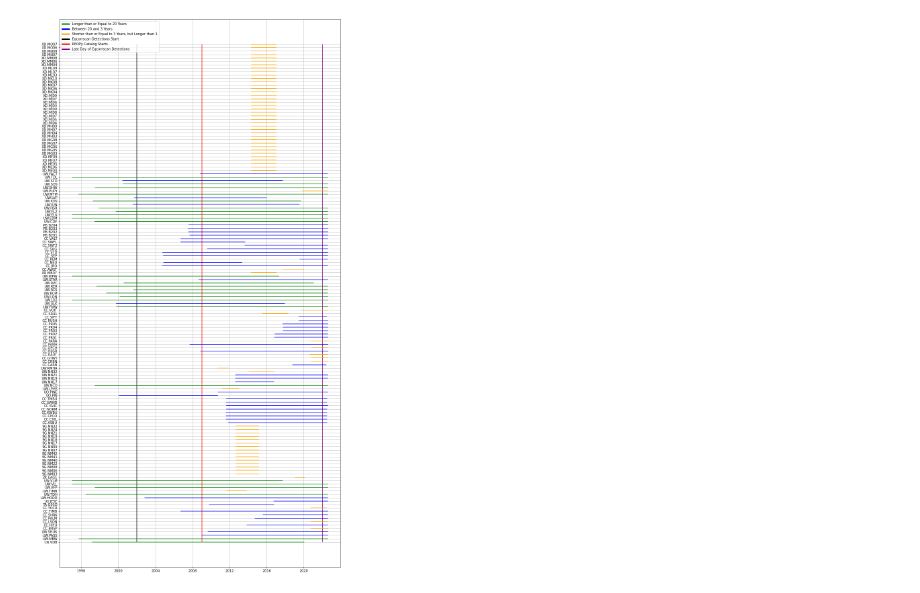
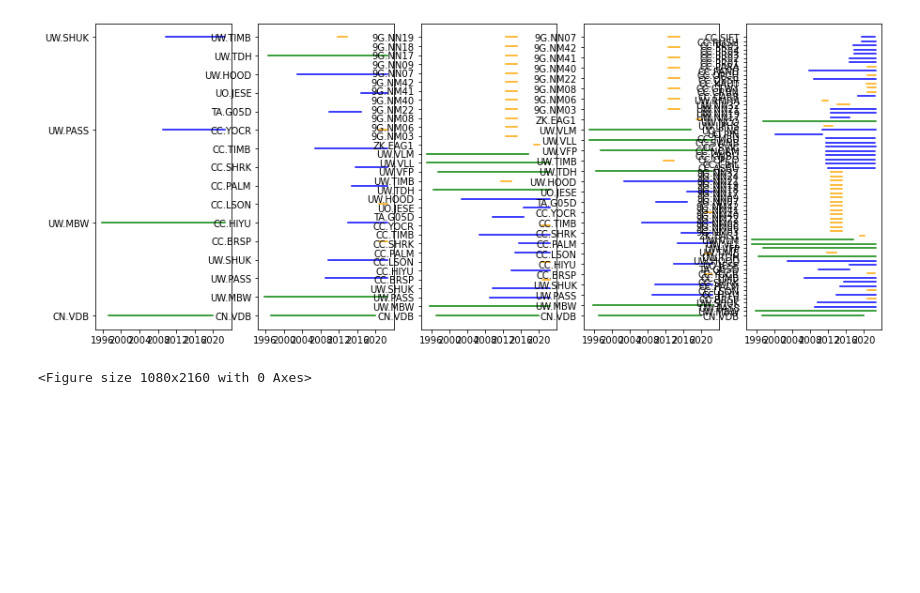
Before and after one commit to Denolle-Lab/expand_redpy, a Jupyter notebook: notebooks/bias_plot.ipynb, the cells around one changed output. Saved outputs shown, nothing was run; the diff lists cells and outputs as text; code cells hidden in the pictures; blank space fills up the shorter version.

Commit message:
in-progress bias plot updates

```diff
--- a/notebooks/bias_plot.ipynb
+++ b/notebooks/bias_plot.ipynb
@@ -12,8 +14,6 @@ with open('/home/smocz/expand_redpy/scripts/config.yaml') as file:
 
 homedir = config['homedir']
 readdir = config['readdir']
-#today's date, aka the rightmost x value
-today = '2022-08-09T23:59:59'
 # %%
 #parameters
 volc_md = pd.read_csv(readdir+'Volcano_Metadata.csv') #read metadata
@@ -25,45 +25,50 @@ end = volc_md['Endtime'].values.tolist() #make endtimes a list
 for ii,i in enumerate(end): #change the foreseeable future endtimes (2599-12-31T23:59:59) to today's date
     if i == '2599-12-31T23:59:59':
         end[ii]=today
-label_names = ['Longer than or Equal to 20 Years','Between 20 and 3 Years','Shorter than or Equal to 3 Years, but Longer than 1',
-              'Eqcorrscan Detections Start', 'REDPy Catalog Starts',
-              'Last Day of Eqcorrscan Detections'] #list of names for labels (0 will be longest, 1 is middle, 2 is shortest)
-colors = ['green','blue','orange','black','red','purple']
+label_names = ['Longer than or Equal to 20 Years','Between 20 and 3 Years','Shorter than or Equal to 3 Years, \
+but Longer than 1','REDPy Catalog Starts',]
+colors = ['green','blue','orange','red']
 # %%
-plt.figure(figsize=(15,30))
-for i in range(0,len(netsta)):
-    x = pd.to_datetime([start[i],end[i]])
-    y = [netsta[i],netsta[i]]
-    dif = UTCDateTime(end[i])-UTCDateTime(start[i])
-    if dif >= (3600*24*365*20):
-        plt.plot(x,y,label=label_names[0],color=colors[0]) #label=netsta[i]
-    if dif < (3600*24*365*20) and dif > (3600*24*365*3):
-        plt.plot(x,y,label=label_names[1],color=colors[1])
-    if dif <= (3600*24*365*3):
-        plt.plot(x,y,label=label_names[2],color=colors[2])
+fig, axs = plt.subplots(1,5, figsize=(15, 6))#, facecolor='w', edgecolor='k')
+# fig.subplots_adjust(hspace = .5, wspace=.001)
+
+axs = axs.ravel()
+
+# for i in range(10):
+
+#     axs[i].contourf(np.random.rand(10,10),5,cmap=plt.cm.Oranges)
+#     axs[i].set_title(str(250+i))
 
 
-# plt.xlim(pd.to_datetime('2002-01-01'),pd.to_datetime(today))
-# plt.ylim(netsta[0],netsta[-1])
-plt.vlines(pd.to_datetime('2002-01-01'),ymin=netsta[0],ymax=netsta[-1],color=colors[3],label = label_names[3])
-plt.vlines(pd.to_datetime('2009-01-01'),ymin=netsta[0],ymax=netsta[-1],color=colors[4],label = label_names[4])
-plt.vlines(pd.to_datetime('2022-01-01'),ymin=netsta[0],ymax=netsta[-1],color=colors[5],label = label_names[5])
-# plt.legend()
-from matplotlib.lines import Line2D #make unplotted lines to set colors
-custom_lines = [Line2D([0], [0], color=colors[0], lw=4),
-                Line2D([0], [0], color=colors[1], lw=4),
-                Line2D([0], [0], color=colors[2], lw=4),
-                Line2D([0], [0], color=colors[3], lw=4),
-                Line2D([0], [0], color=colors[4], lw=4),
-                Line2D([0], [0], color=colors[5], lw=4)]
-plt.legend(custom_lines, label_names,loc=2)
-plt.grid(True)
-# plt.show()
-plt.savefig(homedir+'overlap.png')
+plt.figure(figsize=(15,30))
+for vv,v in enumerate(np.unique(volc_md['Volcano_Name'].values.tolist())):
+    for i in range(0,len(volc_md[volc_md['Volcano_Name']==v]['netsta'].values.tolist())):
+        x = pd.to_datetime([start[i],end[i]])
+        y = [netsta[i],netsta[i]]
+        dif = UTCDateTime(end[i])-UTCDateTime(start[i])
+        if dif >= (3600*24*365*20):
+            axs[vv].plot(x,y,label=label_names[0],color=colors[0]) #label=netsta[i]
+        if dif < (3600*24*365*20) and dif > (3600*24*365*3):
+            axs[vv].plot(x,y,label=label_names[1],color=colors[1])
+        if dif <= (3600*24*365*3):
+            axs[vv].plot(x,y,label=label_names[2],color=colors[2])
 
-#ADD XLIM (2002-01-01 to 2021-12-31)
+
+# plt.xlim(pd.to_datetime('2002-01-01'),pd.to_datetime('2022-01-01'))
+# plt.vlines(pd.to_datetime('2009-01-01'),ymin=netsta[0],ymax=netsta[-1],color=colors[3],label = label_names[3])
+# #make unplotted lines to set colors
+# custom_lines = [Line2D([0], [0], color=colors[0], lw=4),
+#                 Line2D([0], [0], color=colors[1], lw=4),
+#                 Line2D([0], [0], color=colors[2], lw=4),
+#                 Line2D([0], [0], color=colors[3], lw=4)]
+
+# plt.legend(custom_lines, label_names, loc=2) #create legend that is separate from any axis and
+# plt.grid(True)
+# # plt.show()
+# plt.savefig(homedir+'overlap.png')
 # %% [output]
-[figure, old version]
+[figure, new version]
+<Figure size 1080x2160 with 0 Axes>
 # %%
 netsta = ['CC.TEST','UW.TEST','CN.TEST']
 start = ['2022-01-02','2022-04-05','2022-07-18']
```
Also changed, not shown: parts of 1 cell of this notebook, 2 other files.
